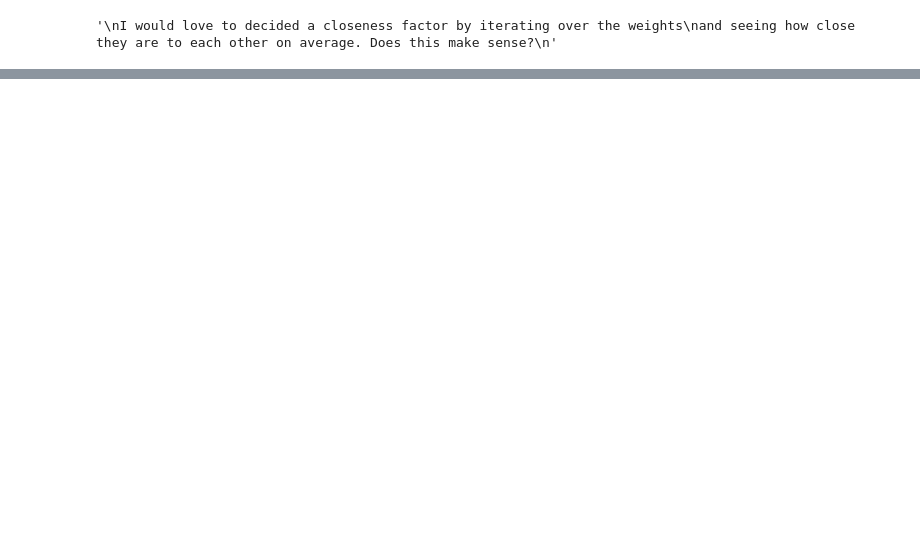
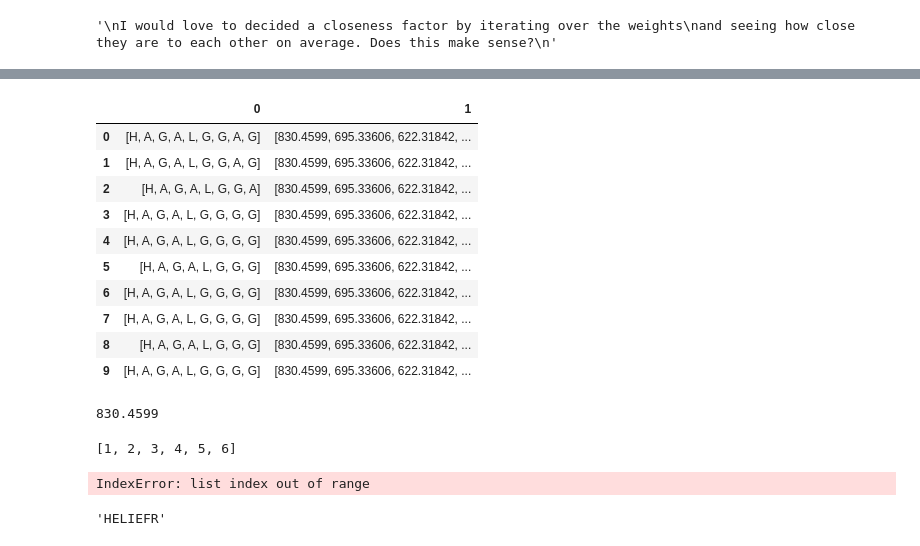
Before and after one commit to DBeben22/expert-tandem, a Jupyter notebook: prototypes/prototype_vers3.ipynb, the cells around one changed output, grey strips where cells are left out. Cells and saved outputs as stored; diff of their text form; code cells hidden in the pictures; blank space fills up the shorter version.

```diff
--- a/prototypes/prototype_vers3.ipynb
+++ b/prototypes/prototype_vers3.ipynb
@@ -373,0 +469,23 @@ TypeError: 'NoneType' object is not subscriptable
+# %%
+pd.DataFrame(full_pep_list)
+# %% [output]
+|  | 0 | 1 |
+| 0 | [H, A, G, A, L, G, G, A, G] | [830.4599, 695.33606, 622.31842, ... |
+| 1 | [H, A, G, A, L, G, G, A, G] | [830.4599, 695.33606, 622.31842, ... |
+| 2 | [H, A, G, A, L, G, G, A] | [830.4599, 695.33606, 622.31842, ... |
+| 3 | [H, A, G, A, L, G, G, G, G] | [830.4599, 695.33606, 622.31842, ... |
+| 4 | [H, A, G, A, L, G, G, G, G] | [830.4599, 695.33606, 622.31842, ... |
+| 5 | [H, A, G, A, L, G, G, G] | [830.4599, 695.33606, 622.31842, ... |
+| 6 | [H, A, G, A, L, G, G, G, G] | [830.4599, 695.33606, 622.31842, ... |
+| 7 | [H, A, G, A, L, G, G, G, G] | [830.4599, 695.33606, 622.31842, ... |
+| 8 | [H, A, G, A, L, G, G, G] | [830.4599, 695.33606, 622.31842, ... |
+| 9 | [H, A, G, A, L, G, G, G, G] | [830.4599, 695.33606, 622.31842, ... |
+# %%
+column
+# %% [output]
+830.4599
+# %%
+boobielist = [[1,2,3,4,5,6],[0]]
+print([1,2,3,4,5] + [6])
+# %% [output]
+[1, 2, 3, 4, 5, 6]
@@ -373,0 +495,8 @@ TypeError: 'NoneType' object is not subscriptable
+# %%
+"".join(full_pep_list[0])
+# %% [output]
+IndexError: list index out of range
+# %%
+peptide
+# %% [output]
+'HELIEFR'
```
Also changed, not shown: parts of 29 cells of this notebook, 3 other files.
